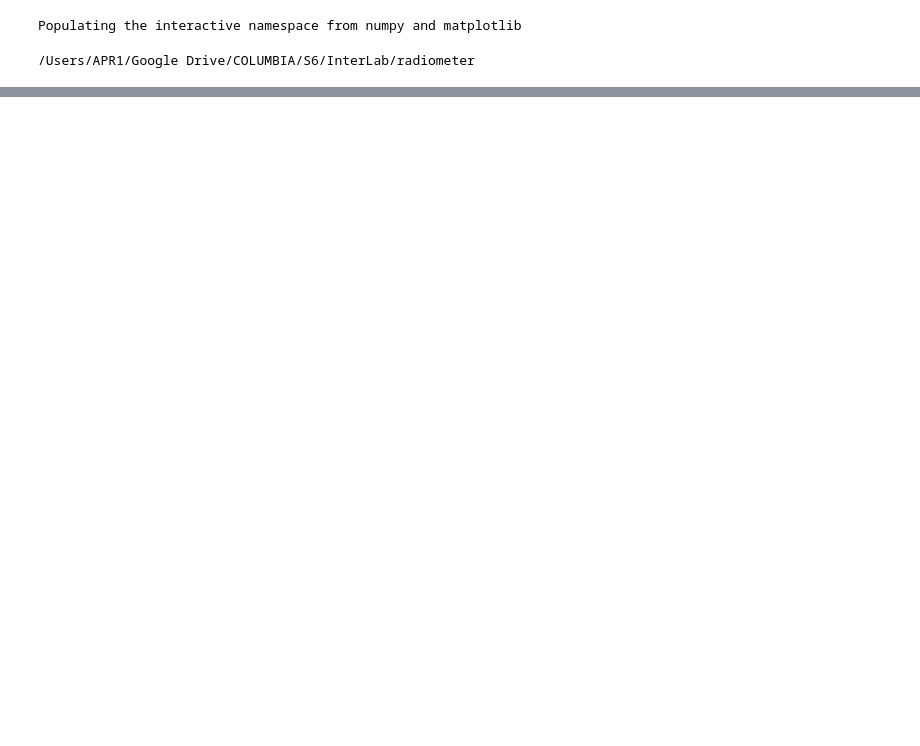
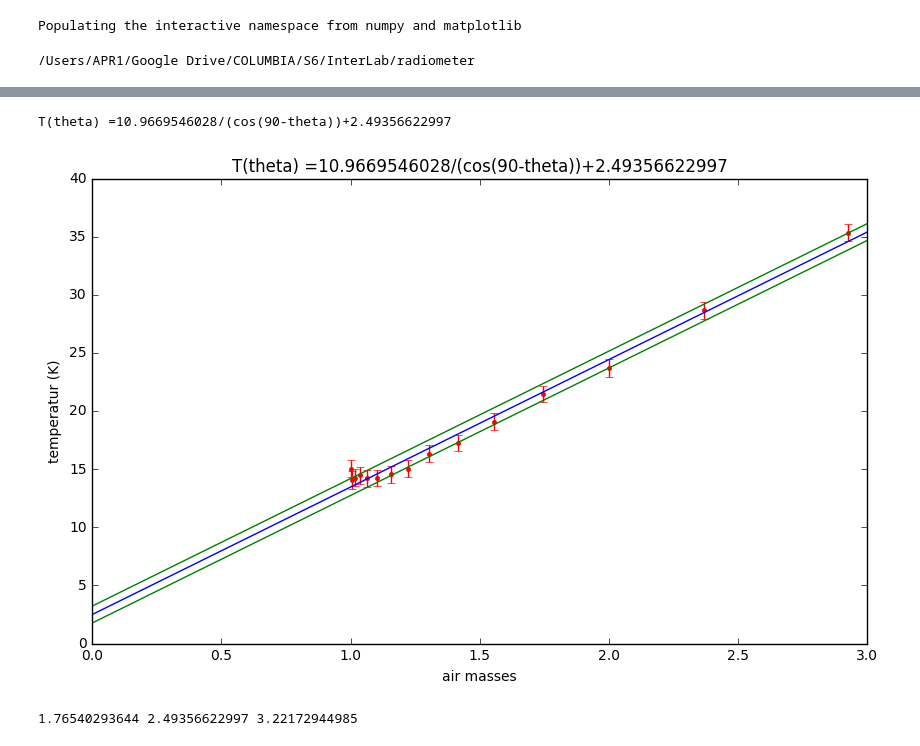
Before and after one commit to ekacmblab/radiometer, a Jupyter notebook: notebooks/SkyDipAnalysis.ipynb, the cells around one changed output, grey strips where cells are left out. Cells and saved outputs as stored; diff of their text form; code cells hidden in the pictures; blank space fills up the shorter version.

```diff
--- a/notebooks/SkyDipAnalysis.ipynb
+++ b/notebooks/SkyDipAnalysis.ipynb
@@ -97,2 +121,8 @@ print(meanTemp)
+# %%
+G=0.196090771382
+Trec=397.180122203
+
+meanTemp = [x/G - Trec for x in meanPower]
+stdTemp = [x/G +0.5 for x in stdPower]
 # %%
 from scipy.optimize import curve_fit
@@ -126,0 +203,28 @@ a=488.708611504
+# %%
+coeffs, fiterr = curve_fit(linear, airMasses, meanTemp)
+zerothTemp = coeffs[1]
+#print(linear(airMasses[2],*coeffs))
+highCoeffs, highFiterr = curve_fit(linear, airMasses, [meanTemp[i]+stdTemp[i] for i in arange(0,len(meanPower))])
+highZerothTemp = highCoeffs[1]
+
+lowCoeffs, lowFiterr = curve_fit(linear, airMasses, [meanTemp[i]-stdTemp[i] for i in arange(0,len(meanPower))])
+lowZerothTemp = lowCoeffs[1]
+
+# ...and plot the results
+print ("T(theta) =%s/(cos(90-theta))+%s" % (coeffs[0],coeffs[1]))
+#plt.plot(airMasses,meanTemp , '+')
+plt.errorbar(airMasses,meanTemp,stdTemp, fmt='r.')
+plt.plot(linspace(0,3),linear(linspace(0,3),*coeffs),'b')
+plt.plot(linspace(0,3),linear(linspace(0,3),*highCoeffs),'g')
+plt.plot(linspace(0,3),linear(linspace(0,3),*lowCoeffs),'g')
+#plt.axis([0,3,0,288])
+plt.ylabel('temperatur (K)')
+plt.xlabel('air masses')
+plt.title("T(theta) =%s/(cos(90-theta))+%s" % (coeffs[0],coeffs[1]))
+plt.savefig('Figures/temp+fit_airMass.png',bbox_inches='tight')
+plt.show()
+print(lowZerothTemp,zerothTemp,highZerothTemp)
+# %% [output]
+T(theta) =10.9669546028/(cos(90-theta))+2.49356622997
+[figure, added]
+1.76540293644 2.49356622997 3.22172944985
```
Also changed, not shown: parts of 13 cells of this notebook, 7 other files.
